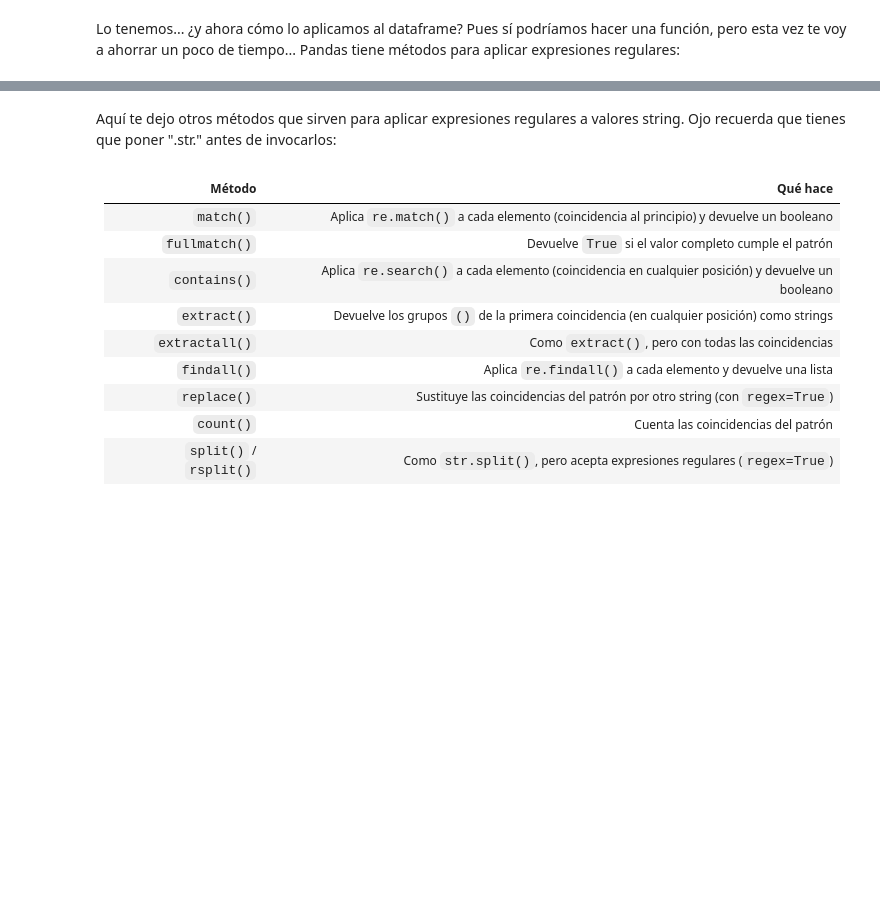
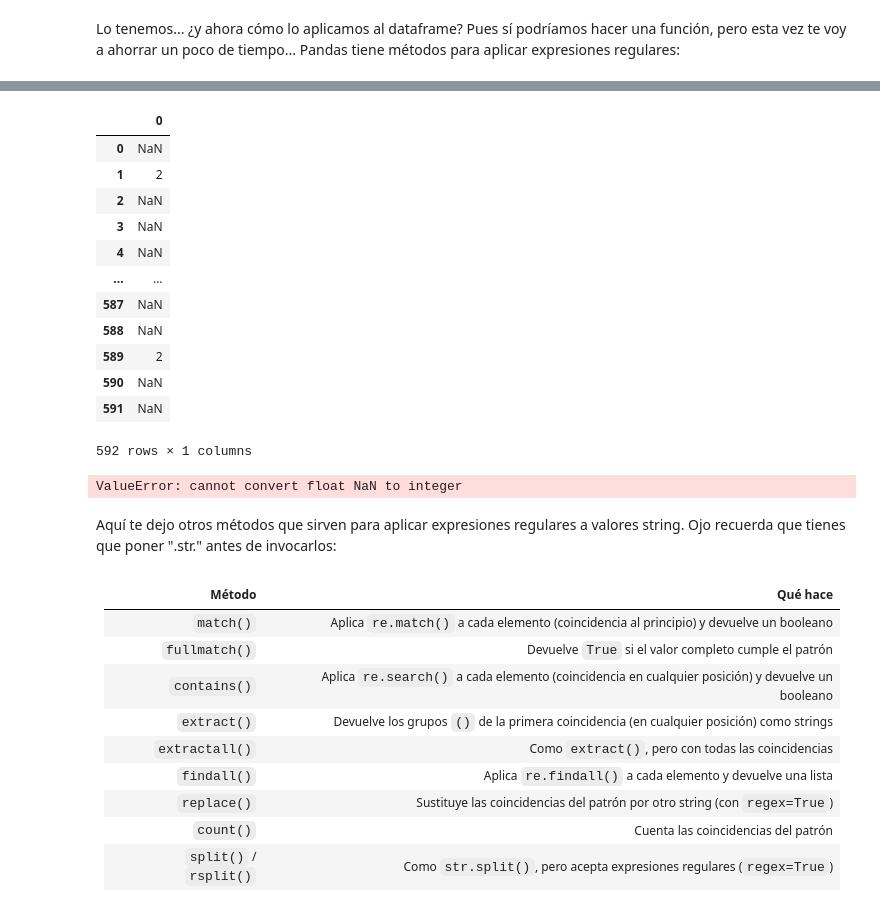
Before and after one commit to Lluis1992/Lluis-Hernandez-DSOnline, a Jupyter notebook: 03_Data_Analysis/01_Introduccion_Procesos_ETL/01_Workout/06_Transformacion_Texto_III.ipynb, the cells around one changed output, grey strips where cells are left out. Drawn from its saved outputs; the diff is of its cells as text; code cells hidden in the pictures; blank space fills up the shorter version.

```diff
--- a/03_Data_Analysis/01_Introduccion_Procesos_ETL/01_Workout/06_Transformacion_Texto_III.ipynb
+++ b/03_Data_Analysis/01_Introduccion_Procesos_ETL/01_Workout/06_Transformacion_Texto_III.ipynb
@@ -60,0 +187,4 @@ Tomamos dos ejemplos:
+# %%
+import re
+patron = "Hubo ([0-9]) + .*rojas .* visitante[s]?"
+print(re.match(patron,ejemplo1))
@@ -63,3 +211,24 @@ Lo tenemos... ¿y ahora cómo lo aplicamos al dataframe? Pues sí podríamos hac
+# %%
+df_liga.Informe_Tarjetas.str.extract(patron)
+# %% [output]
+|  | 0 |
+| 0 | NaN |
+| 1 | 2 |
+| 2 | NaN |
+| 3 | NaN |
+| 4 | NaN |
+| ... | ... |
+| 587 | NaN |
+| 588 | NaN |
+| 589 | 2 |
+| 590 | NaN |
+| 591 | NaN |
+592 rows × 1 columns
+# %%
+df_liga["Tarjetas_Rojas_Visitante"] = df_liga.Informe_Tarjetas.str.extract(patron).astype("int")
+df_liga.Tarjetas_Rojas_Visitante.value_counts(True)
+# %% [output]
+ValueError: cannot convert float NaN to integer
 # %% [markdown]
 Aquí te dejo otros métodos que sirven para aplicar expresiones regulares a valores string. Ojo recuerda que tienes que poner ".str." antes de invocarlos:
 # %% [markdown]
```
Also changed, not shown: parts of 13 cells of this notebook, 1 other file.
